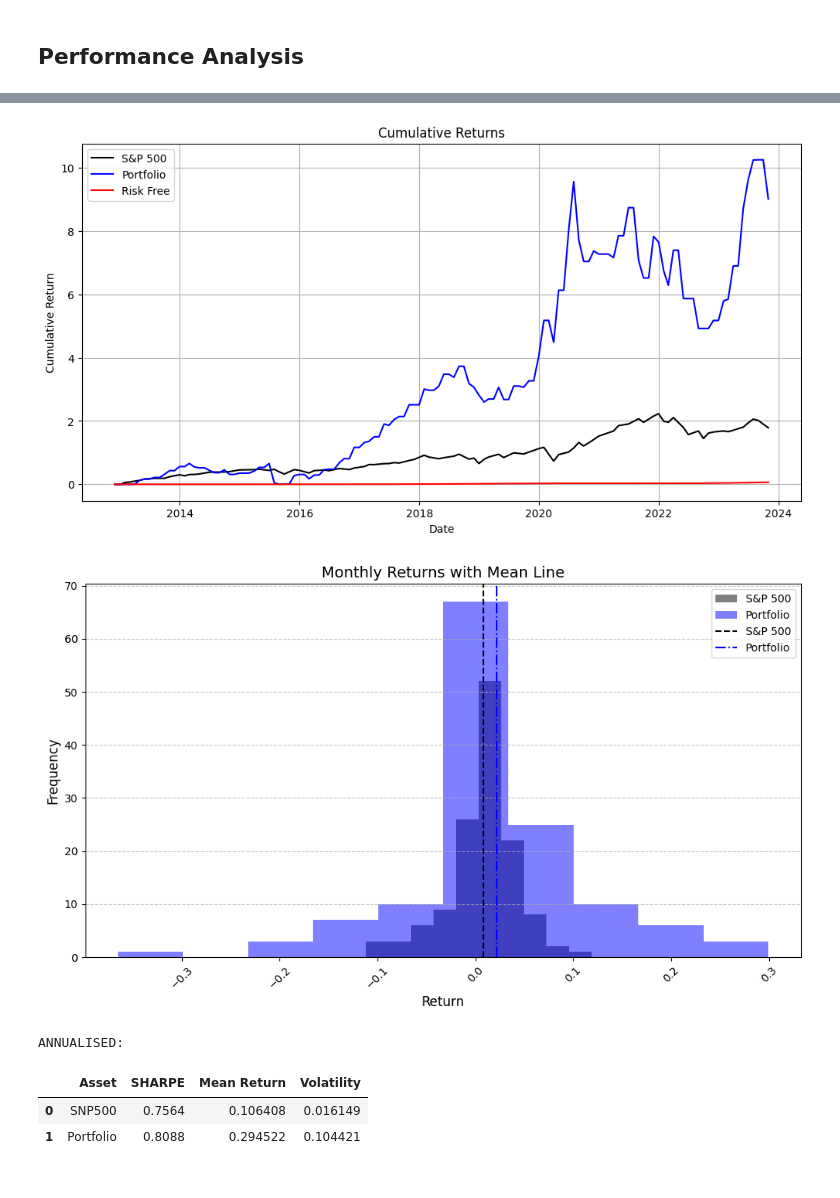
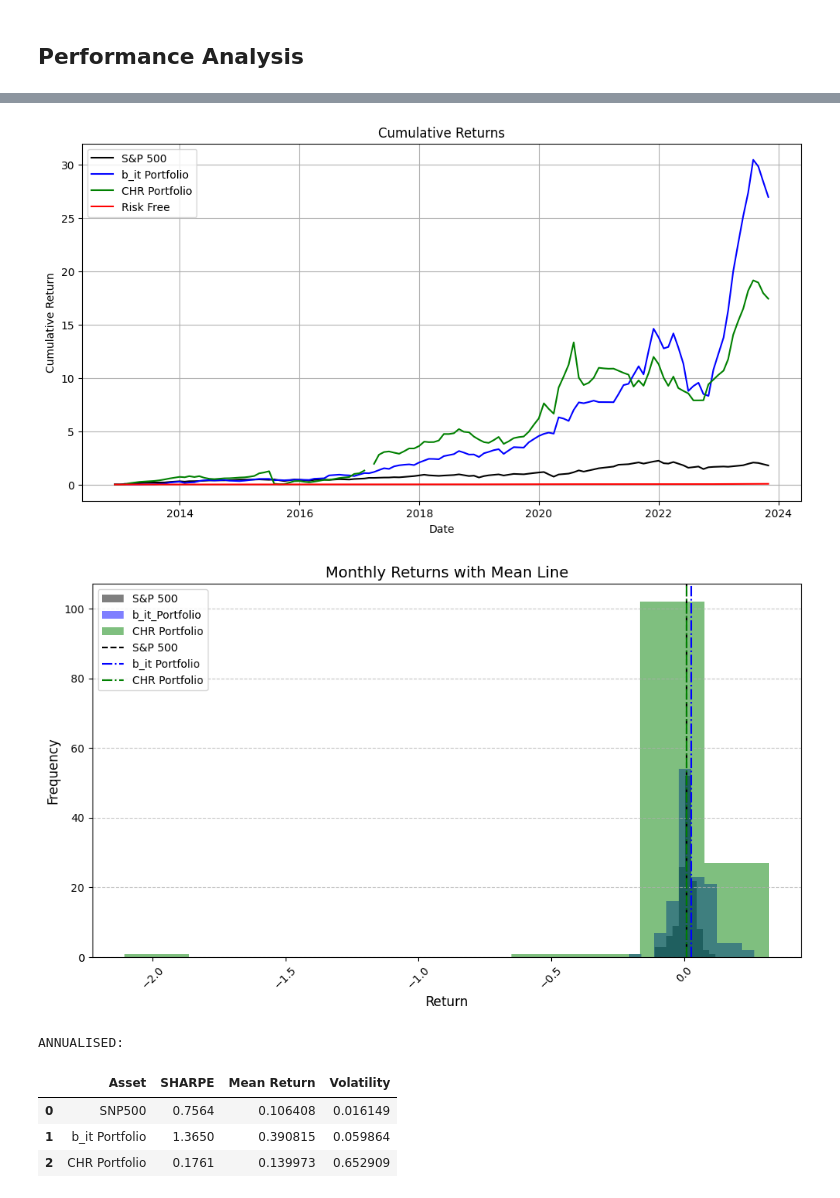
Before and after one commit to veervohra03/CashHedged, a Jupyter notebook: Veer-Base.ipynb, the cells around one changed output, grey strips where cells are left out. Drawn from its saved outputs; the diff is of its cells as text; code cells hidden in the pictures.

```diff
--- a/Veer-Base.ipynb
+++ b/Veer-Base.ipynb
@@ -183,7 +183,7 @@ def get_comp_data(permno, gvkey):
     company_fin_data = make_PiT_ffill(get_company_financials(gvkey))
     company_stock_prcs = get_prices(permno)
 
-    company = pd.merge(company_fin_data, company_stock_prcs, on='date', how='left').ffill()
+    company = pd.merge(company_fin_data, company_stock_prcs, on='date', how='left').interpolate().ffill()
 
     company['stock_return'] = company['stock_price'].pct_change()
 
@@ -540,7 +515,7 @@ def backtest_portfolio(inp, lookback_months, signal='cash_hedged_return', return
             portfolio_return = 0
 
         # Append portfolio return
-        portfolio_returns.append({'date': current_date, 'portfolio_return': portfolio_return})
+        portfolio_returns.append({'date': current_date, f'{signal}_portfolio_return': portfolio_return})
 
     # Return the portfolio returns as a DataFrame
     portfolio_returns_df = pd.DataFrame(portfolio_returns)
@@ -583,11 +558,14 @@ This optimzation was run a couple times and averaged an output of around 5 or 6.
 # optimal_lookback_months = int(result.x)
 # print(f"Optimal Lookback Months: {optimal_lookback_months}")
 # %%
-temp = backtest_portfolio(out, lookback_months=5)
+temp_1 = backtest_portfolio(out, signal='b_it', lookback_months=9)
+temp_2 = backtest_portfolio(out, signal='cash_hedged_return', lookback_months=3)
 
-portfolio = pd.merge(temp, out[out['permno'] == out['permno'][0]], on='date', how='left')
+portfolio = pd.merge(temp_1, out[out['permno'] == out['permno'][0]], on='date', how='left')
 
-portfolio = portfolio[['date', 'portfolio_return', 'snp_return', 'rf_rate']].dropna()
+portfolio = pd.merge(portfolio, temp_2, on='date', how='left')
+
+portfolio = portfolio[['date', 'b_it_portfolio_return', 'cash_hedged_return_portfolio_return', 'snp_return', 'rf_rate']].dropna()
 
 portfolio
 # %% [output]
@@ -623,15 +602,19 @@ plt.show()
 portfolio['log_temp_return'] = np.log1p(portfolio['snp_return'])
 portfolio['snp_cum_return'] = np.expm1(portfolio['log_temp_return'].cumsum())
 
-portfolio['log_temp_return'] = np.log1p(portfolio['portfolio_return'])
-portfolio['portfolio_cum_return'] = np.expm1(portfolio['log_temp_return'].cumsum())
+portfolio['log_temp_return'] = np.log1p(portfolio['b_it_portfolio_return'])
+portfolio['b_it_portfolio_cum_return'] = np.expm1(portfolio['log_temp_return'].cumsum())
+
+portfolio['log_temp_return'] = np.log1p(portfolio['cash_hedged_return_portfolio_return'])
+portfolio['cash_hedged_return_portfolio_cum_return'] = np.expm1(portfolio['log_temp_return'].cumsum())
 
 portfolio['log_temp_return'] = np.log1p(portfolio['rf_rate'])
 portfolio['rf_cum_return'] = np.expm1(portfolio['log_temp_return'].cumsum())
 # %%
 plt.figure(figsize=(12, 6))
 plt.plot(portfolio['date'], portfolio['snp_cum_return'], label='S&P 500', color='black')
-plt.plot(portfolio['date'], portfolio['portfolio_cum_return'], label='Portfolio', color='blue')
+plt.plot(portfolio['date'], portfolio['b_it_portfolio_cum_return'], label='b_it Portfolio', color='blue')
+plt.plot(portfolio['date'], portfolio['cash_hedged_return_portfolio_cum_return'], label='CHR Portfolio', color='green')
 plt.plot(portfolio['date'], portfolio['rf_cum_return'], label='Risk Free', color='red')
 plt.title('Cumulative Returns')
 plt.xlabel('Date')
@@ -640,28 +623,30 @@ plt.legend()
 plt.grid()
 plt.show()
 # %% [output]
-[figure, old version]
+[figure, new version]
 # %%
 plt.figure(figsize=(10, 6))
 
 plt.hist(portfolio['snp_return'], label='S&P 500', color='black', alpha=0.5)
-plt.hist(portfolio['portfolio_return'], label='Portfolio', color='blue', alpha=0.5)
+plt.hist(portfolio['b_it_portfolio_return'], label='b_it_Portfolio', color='blue', alpha=0.5)
+plt.hist(portfolio['cash_hedged_return_portfolio_return'], label='CHR Portfolio', color='green', alpha=0.5)
 
 plt.axvline(portfolio["snp_return"].mean(), color="black", linestyle="--", label=f"S&P 500")
-plt.axvline(portfolio["portfolio_return"].mean(), color="blue", linestyle="-.", label=f'Portfolio')
+plt.axvline(portfolio["b_it_portfolio_return"].mean(), color="blue", linestyle="-.", label=f'b_it Portfolio')
+plt.axvline(portfolio["cash_hedged_return_portfolio_return"].mean(), color="green", linestyle="-.", label=f'CHR Portfolio')
 
 plt.title("Monthly Returns with Mean Line", fontsize=14)
 plt.xlabel("Return", fontsize=12)
 plt.ylabel("Frequency", fontsize=12)
 plt.xticks(rotation=45)
 plt.legend()
 plt.grid(axis="y", linestyle="--", alpha=0.7)
 
 plt.tight_layout()
 #plt.ylim(0, 80)
 plt.show()
 # %% [output]
-[figure, old version]
+[figure, new version]
 # %%
 def sharpe(ret):
     excess_ret = portfolio[f"{ret}"] - portfolio["rf_rate"]
@@ -674,7 +659,8 @@ print("ANNUALISED:")
 pd.DataFrame(
     [
         ["SNP500" , '{0:.4f}'.format(sharpe('snp_return')), (1 + portfolio['snp_return'].mean()) ** 12 - 1, (1 + (portfolio['snp_return'].std()**2)) ** 12 - 1],
-        ["Portfolio" , '{0:.4f}'.format(sharpe('portfolio_return')), (1 + portfolio['portfolio_return'].mean()) ** 12 - 1, (1 + (portfolio['portfolio_return'].std()**2)) ** 12 - 1],
+        ["b_it Portfolio" , '{0:.4f}'.format(sharpe('b_it_portfolio_return')), (1 + portfolio['b_it_portfolio_return'].mean()) ** 12 - 1, (1 + (portfolio['b_it_portfolio_return'].std()**2)) ** 12 - 1],
+        ["CHR Portfolio" , '{0:.4f}'.format(sharpe('cash_hedged_return_portfolio_return')), (1 + portfolio['cash_hedged_return_portfolio_return'].mean()) ** 12 - 1, (1 + (portfolio['cash_hedged_return_portfolio_return'].std()**2)) ** 12 - 1],
     ],
     columns=['Asset', 'SHARPE', 'Mean Return', 'Volatility']
 )
@@ -682,4 +668,5 @@ pd.DataFrame(
 ANNUALISED:
 |  | Asset | SHARPE | Mean Return | Volatility |
 | 0 | SNP500 | 0.7564 | 0.106408 | 0.016149 |
-| 1 | Portfolio | 0.8088 | 0.294522 | 0.104421 |
+| 1 | b_it Portfolio | 1.3650 | 0.390815 | 0.059864 |
+| 2 | CHR Portfolio | 0.1761 | 0.139973 | 0.652909 |
```
Also changed, not shown: parts of 9 cells of this notebook.
